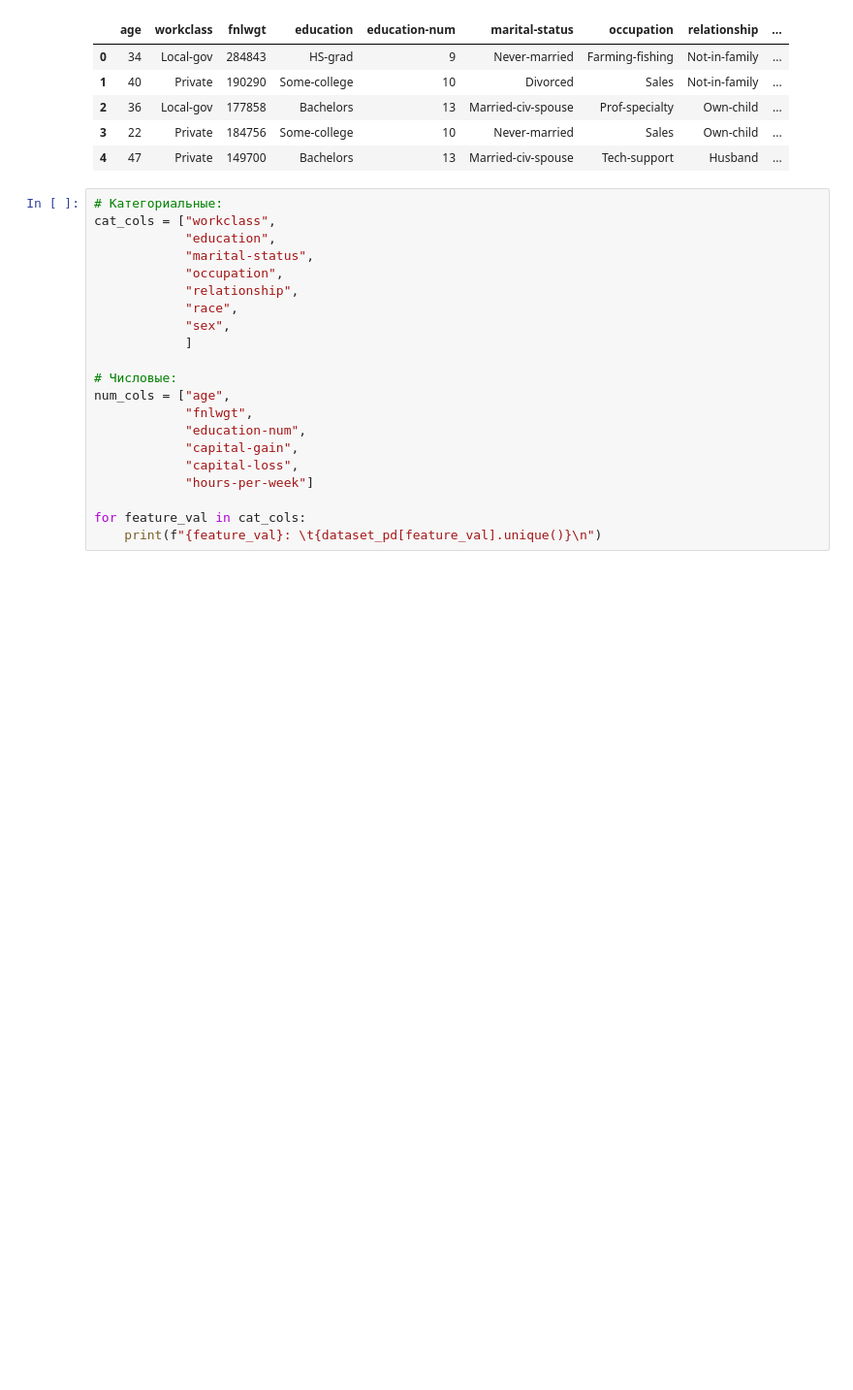
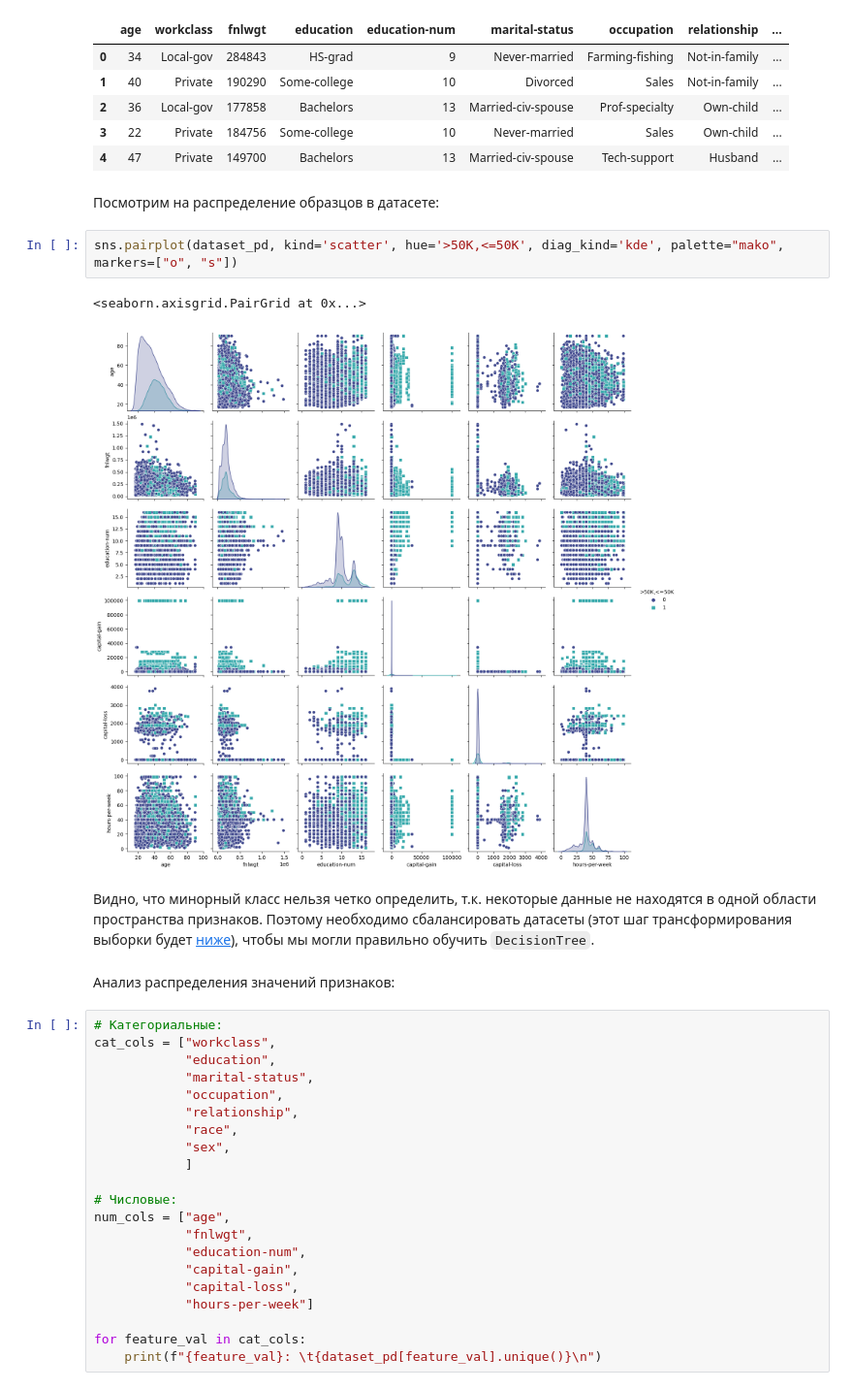
Before and after one commit to masl3noki/course-ML, a Jupyter notebook: Lab2_complex_task_var1/complex_task_var1.ipynb, the cells around one changed output. Shown at 97% size. Drawn from its saved outputs; the diff is of its cells as text; blank space fills up the shorter version.

```diff
--- a/Lab2_complex_task_var1/complex_task_var1.ipynb
+++ b/Lab2_complex_task_var1/complex_task_var1.ipynb
@@ -259,6 +259,18 @@ dataset_pd.head()
 | 2 | 36 | Local-gov | 177858 | Bachelors | 13 | Married-civ-spouse | Prof-specialty | Own-child | ... |
 | 3 | 22 | Private | 184756 | Some-college | 10 | Never-married | Sales | Own-child | ... |
 | 4 | 47 | Private | 149700 | Bachelors | 13 | Married-civ-spouse | Tech-support | Husband | ... |
+# %% [markdown]
+<a id='pairplot_before'></a>
+Посмотрим на распределение образцов в датасете:
+# %%
+sns.pairplot(dataset_pd, kind='scatter', hue='>50K,<=50K', diag_kind='kde', palette="mako", markers=["o", "s"])
+# %% [output]
+<seaborn.axisgrid.PairGrid at 0x...>
+[figure, added]
+# %% [markdown]
+Видно, что минорный класс нельзя четко определить, т.к. некоторые данные не находятся в одной области пространства признаков. Поэтому необходимо сбалансировать датасеты (этот шаг трансформирования выборки будет [ниже](#balancing_classes)), чтобы мы могли правильно обучить `DecisionTree`.
+# %% [markdown]
+Анализ распределения значений признаков:
 # %%
 # Категориальные:
 cat_cols = ["workclass",
```
Also changed, not shown: parts of 2 cells of this notebook.
